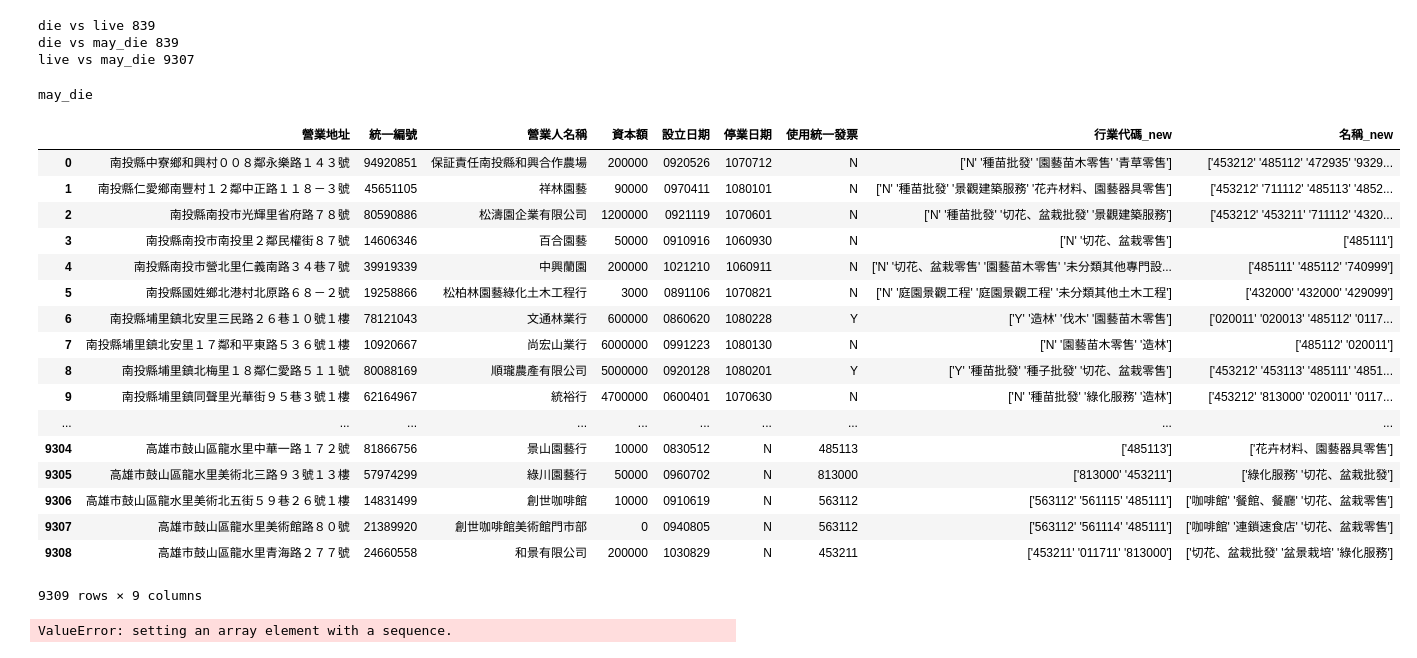
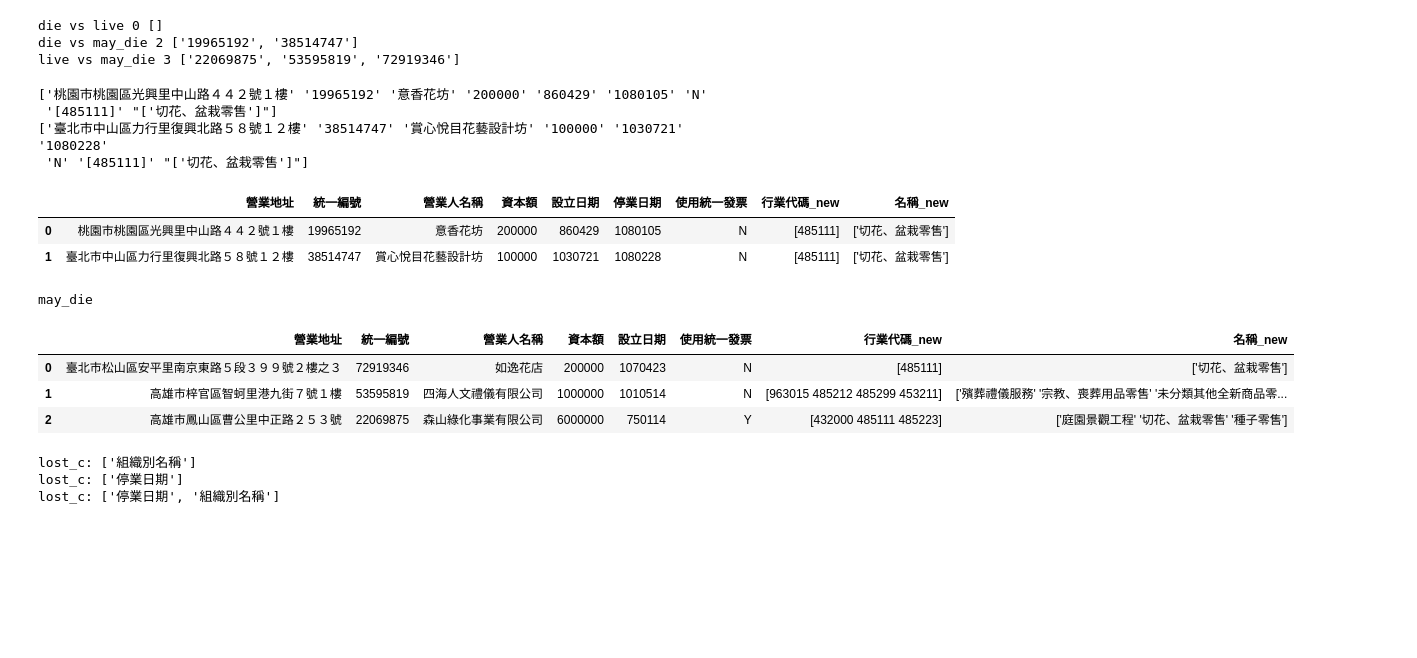
Before and after one commit to dogppatrick/python, a Jupyter notebook: cb105g4/flower_com_data_merge.ipynb, the cells around one changed output. Saved outputs shown, nothing was run; the diff lists cells and outputs as text; code cells hidden in the pictures; blank space fills up the shorter version.

Commit message:
add np_array test

```diff
--- a/cb105g4/flower_com_data_merge.ipynb
+++ b/cb105g4/flower_com_data_merge.ipynb
@@ -12,8 +12,8 @@ data_code=["die", "live", "may_die"]
 arr_data=[]
 for data in datas:
     print("===========")
-    print(data)
-    arr_data.append(np.array(data))
+#     print(data)
+    arr_data.append(np.array(data).astype(str))
 # arr_data
 # %% [output]
 ['recode_fc_die.csv', 'recode_fc_live.csv', 'recode_fc_may_die.csv']
@@ -96,60 +68,56 @@ for i in range(3):
 #             print(uid[i], uid[j])
             compare_uuid[comp] = list(np.intersect1d(uid[i],uid[j]))
 for key in compare_uuid:
-    print(key, len(compare_uuid[key]))
+    print(key, len(compare_uuid[key]), compare_uuid[key])
 # print(len(compare_uuid))
 # %% [output]
-die vs live 839
-die vs may_die 839
-live vs may_die 9307
+die vs live 0 []
+die vs may_die 2 ['19965192', '38514747']
+live vs may_die 3 ['22069875', '53595819', '72919346']
 # %%
 din2 = []
 for i in range(nraw[0]):
-    if arr_data[0][i,1] in compare_uuid["die vs may_die"]:
+    id = str(arr_data[0][i,1])
+    if id in compare_uuid["die vs may_die"]:
         din2.append(arr_data[0][i,:])
+        print(arr_data[0][i,:])
 df0 = pd.DataFrame(din2, columns=datas[0].columns.tolist())
+# %% [output]
+['桃園市桃園區光興里中山路４４２號１樓' '19965192' '意香花坊' '200000' '860429' '1080105' 'N'
+ '[485111]' "['切花、盆栽零售']"]
+['臺北市中山區力行里復興北路５８號１２樓' '38514747' '賞心悅目花藝設計坊' '100000' '1030721' '1080228'
+ 'N' '[485111]' "['切花、盆栽零售']"]
 # %%
 df0
+# %% [output]
+|  | 營業地址 | 統一編號 | 營業人名稱 | 資本額 | 設立日期 | 停業日期 | 使用統一發票 | 行業代碼_new | 名稱_new |
+| 0 | 桃園市桃園區光興里中山路４４２號１樓 | 19965192 | 意香花坊 | 200000 | 860429 | 1080105 | N | [485111] | ['切花、盆栽零售'] |
+| 1 | 臺北市中山區力行里復興北路５８號１２樓 | 38514747 | 賞心悅目花藝設計坊 | 100000 | 1030721 | 1080228 | N | [485111] | ['切花、盆栽零售'] |
 # %%
 din2 = []
 for i in range(nraw[2]):
-    if arr_data[2][i,1] in compare_uuid["live vs may_die"]:
+    id = str(arr_data[2][i,1])
+    if id in compare_uuid["live vs may_die"]:
         din2.append(arr_data[2][i,:])
 df0 = pd.DataFrame(din2, columns=datas[2].columns.tolist())
 print(data_code[2])
 df0
 # %% [output]
 may_die
-|  | 營業地址 | 統一編號 | 營業人名稱 | 資本額 | 設立日期 | 停業日期 | 使用統一發票 | 行業代碼_new | 名稱_new |
-| 0 | 南投縣中寮鄉和興村００８鄰永樂路１４３號 | 94920851 | 保証責任南投縣和興合作農場 | 200000 | 0920526 | 1070712 | N | ['N' '種苗批發' '園藝苗木零售' '青草零售'] | ['453212' '485112' '472935' '9329... |
-| 1 | 南投縣仁愛鄉南豐村１２鄰中正路１１８－３號 | 45651105 | 祥林園藝 | 90000 | 0970411 | 1080101 | N | ['N' '種苗批發' '景觀建築服務' '花卉材料、園藝器具零售'] | ['453212' '711112' '485113' '4852... |
-| 2 | 南投縣南投市光輝里省府路７８號 | 80590886 | 松濤園企業有限公司 | 1200000 | 0921119 | 1070601 | N | ['N' '種苗批發' '切花、盆栽批發' '景觀建築服務'] | ['453212' '453211' '711112' '4320... |
-| 3 | 南投縣南投市南投里２鄰民權街８７號 | 14606346 | 百合園藝 | 50000 | 0910916 | 1060930 | N | ['N' '切花、盆栽零售'] | ['485111'] |
-| 4 | 南投縣南投市營北里仁義南路３４巷７號 | 39919339 | 中興蘭園 | 200000 | 1021210 | 1060911 | N | ['N' '切花、盆栽零售' '園藝苗木零售' '未分類其他專門設... | ['485111' '485112' '740999'] |
-| 5 | 南投縣國姓鄉北港村北原路６８－２號 | 19258866 | 松柏林園藝綠化土木工程行 | 3000 | 0891106 | 1070821 | N | ['N' '庭園景觀工程' '庭園景觀工程' '未分類其他土木工程'] | ['432000' '432000' '429099'] |
-| 6 | 南投縣埔里鎮北安里三民路２６巷１０號１樓 | 78121043 | 文通林業行 | 600000 | 0860620 | 1080228 | Y | ['Y' '造林' '伐木' '園藝苗木零售'] | ['020011' '020013' '485112' '0117... |
-| 7 | 南投縣埔里鎮北安里１７鄰和平東路５３６號１樓 | 10920667 | 尚宏山業行 | 6000000 | 0991223 | 1080130 | N | ['N' '園藝苗木零售' '造林'] | ['485112' '020011'] |
-| 8 | 南投縣埔里鎮北梅里１８鄰仁愛路５１１號 | 80088169 | 順瓏農產有限公司 | 5000000 | 0920128 | 1080201 | Y | ['Y' '種苗批發' '種子批發' '切花、盆栽零售'] | ['453212' '453113' '485111' '4851... |
-| 9 | 南投縣埔里鎮同聲里光華街９５巷３號１樓 | 62164967 | 統裕行 | 4700000 | 0600401 | 1070630 | N | ['N' '種苗批發' '綠化服務' '造林'] | ['453212' '813000' '020011' '0117... |
-| ... | ... | ... | ... | ... | ... | ... | ... | ... | ... |
-| 9304 | 高雄市鼓山區龍水里中華一路１７２號 | 81866756 | 景山園藝行 | 10000 | 0830512 | N | 485113 | ['485113'] | ['花卉材料、園藝器具零售'] |
-| 9305 | 高雄市鼓山區龍水里美術北三路９３號１３樓 | 57974299 | 綠川園藝行 | 50000 | 0960702 | N | 813000 | ['813000' '453211'] | ['綠化服務' '切花、盆栽批發'] |
-| 9306 | 高雄市鼓山區龍水里美術北五街５９巷２６號１樓 | 14831499 | 創世咖啡館 | 10000 | 0910619 | N | 563112 | ['563112' '561115' '485111'] | ['咖啡館' '餐館、餐廳' '切花、盆栽零售'] |
-| 9307 | 高雄市鼓山區龍水里美術館路８０號 | 21389920 | 創世咖啡館美術館門市部 | 0 | 0940805 | N | 563112 | ['563112' '561114' '485111'] | ['咖啡館' '連鎖速食店' '切花、盆栽零售'] |
-| 9308 | 高雄市鼓山區龍水里青海路２７７號 | 24660558 | 和景有限公司 | 200000 | 1030829 | N | 453211 | ['453211' '011711' '813000'] | ['切花、盆栽批發' '盆景栽培' '綠化服務'] |
+|  | 營業地址 | 統一編號 | 營業人名稱 | 資本額 | 設立日期 | 使用統一發票 | 行業代碼_new | 名稱_new |
+| 0 | 臺北市松山區安平里南京東路５段３９９號２樓之３ | 72919346 | 如逸花店 | 200000 | 1070423 | N | [485111] | ['切花、盆栽零售'] |
+| 1 | 高雄市梓官區智蚵里港九街７號１樓 | 53595819 | 四海人文禮儀有限公司 | 1000000 | 1010514 | N | [963015 485212 485299 453211] | ['殯葬禮儀服務' '宗教、喪葬用品零售' '未分類其他全新商品零... |
+| 2 | 高雄市鳳山區曹公里中正路２５３號 | 22069875 | 森山綠化事業有限公司 | 6000000 | 750114 | Y | [432000 485111 485223] | ['庭園景觀工程' '切花、盆栽零售' '種子零售'] |
-9309 rows × 9 columns
 # %%
 # drop weight die > may_die > live
 # data_code=["die", "live", "may_die"]
 idx_rm =[]
 for id in compare_uuid["die vs may_die"]:
-    idx_rm.append(np.nonzero(arr_data[2][:,1]==id))
+    idx_rm.append(np.nonzero(arr_data[2][:,1]==int(id)))
 arr_data[2] = np.delete(arr_data[2],idx_rm, 0)
 for id in compare_uuid["live vs may_die"]:
-    idx_rm.append(np.nonzero(arr_data[1][:,1]==id))
+    idx_rm.append(np.nonzero(arr_data[1][:,1]==int(id)))
 arr_data[1] = np.delete(arr_data[1],idx_rm, 0)
-# %% [output]
-ValueError: setting an array element with a sequence.
 # %%
 # a = (arr_data[0][:,1], arr_data[0][:,3]) <<tuple
 target_c = ['統一編號', '營業人名稱', '資本額', '使用統一發票', '行業代碼_new', '名稱_new',
@@ -202,5 +170,9 @@ merge_df = pd.DataFrame(arr_merge, columns=c1)
 # data_cat = np.column_stack((cat_r[:], y_cat[:]))
 # con_data = np.concatenate((data_cat, data_dog), axis=0)
 # df2 = pd.DataFrame(con_data, columns=c)
+# %% [output]
+lost_c: ['組織別名稱']
+lost_c: ['停業日期']
+lost_c: ['停業日期', '組織別名稱']
 # %%
 merge_df
```
Also changed, not shown: parts of 4 cells of this notebook, 1 other file.
